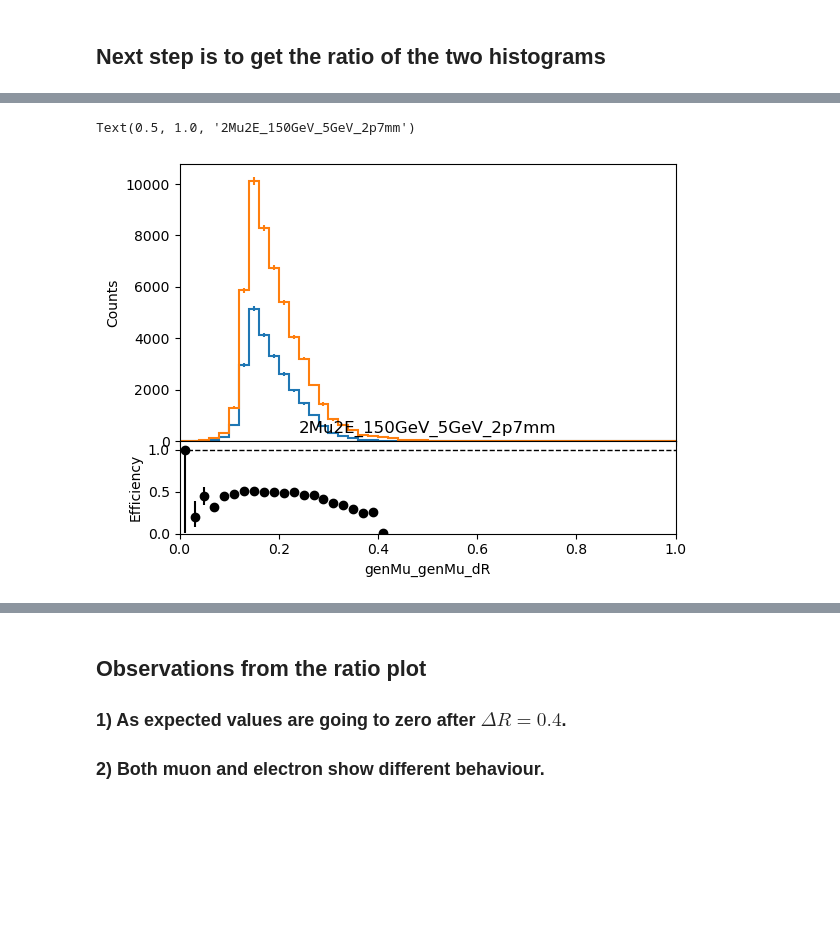
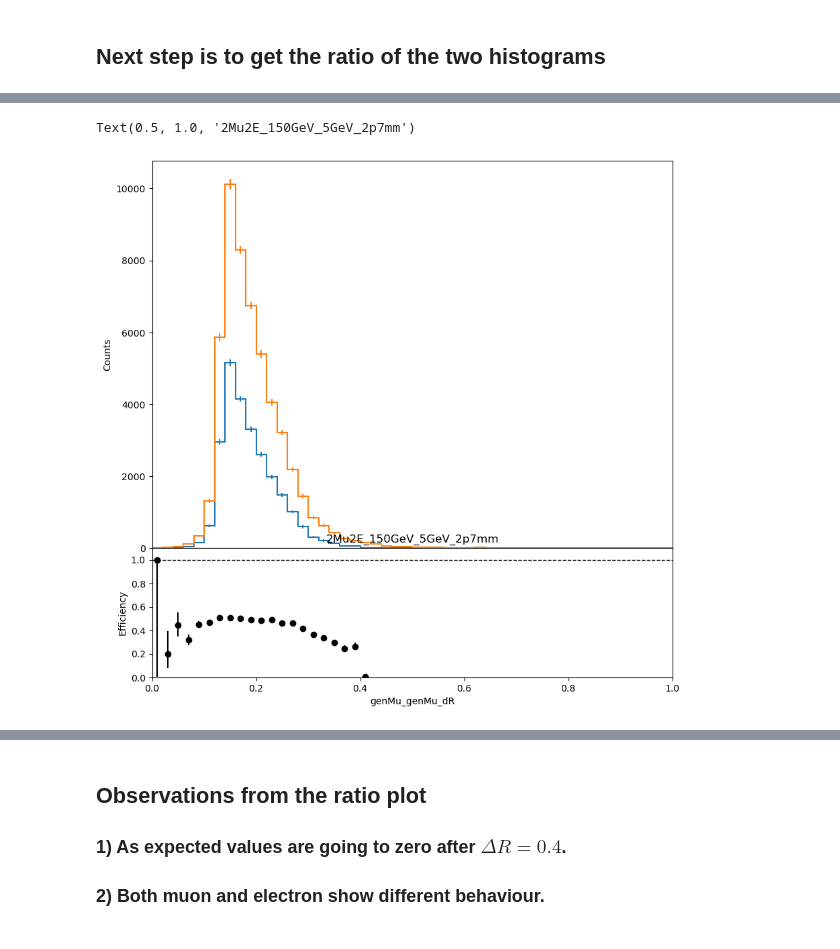
Before and after one commit to yfv2ev/SIDM, a Jupyter notebook: sidm/studies/leptonDeltaR.ipynb, the cells around one changed output, grey strips where cells are left out. Saved outputs shown, nothing was run; the diff lists cells and outputs as text; code cells hidden in the pictures; blank space fills up the shorter version.

```diff
--- a/sidm/studies/leptonDeltaR.ipynb
+++ b/sidm/studies/leptonDeltaR.ipynb
@@ -155,10 +156,11 @@ Text(0.5, 1.0, '2Mu2E_100GeV_5GeV_4mm')
 # %%
+plt.figure(figsize=(10,10))
 output["out"]["2Mu2E_150GeV_5GeV_2p7mm"]["hists"]["genMu_genMu_dR"][ch2,:].plot_ratio(
        output["out"]["2Mu2E_150GeV_5GeV_2p7mm"]["hists"]["genMu_genMu_dR"][ch1,:],
        rp_uncert_draw_type="line",
        rp_uncertainty_type="efficiency")
 plt.title("2Mu2E_150GeV_5GeV_2p7mm")
 # %% [output]
 Text(0.5, 1.0, '2Mu2E_150GeV_5GeV_2p7mm')
-[figure, old version]
+[figure, new version]
 # %%
```
Also changed, not shown: parts of 12 cells of this notebook.
